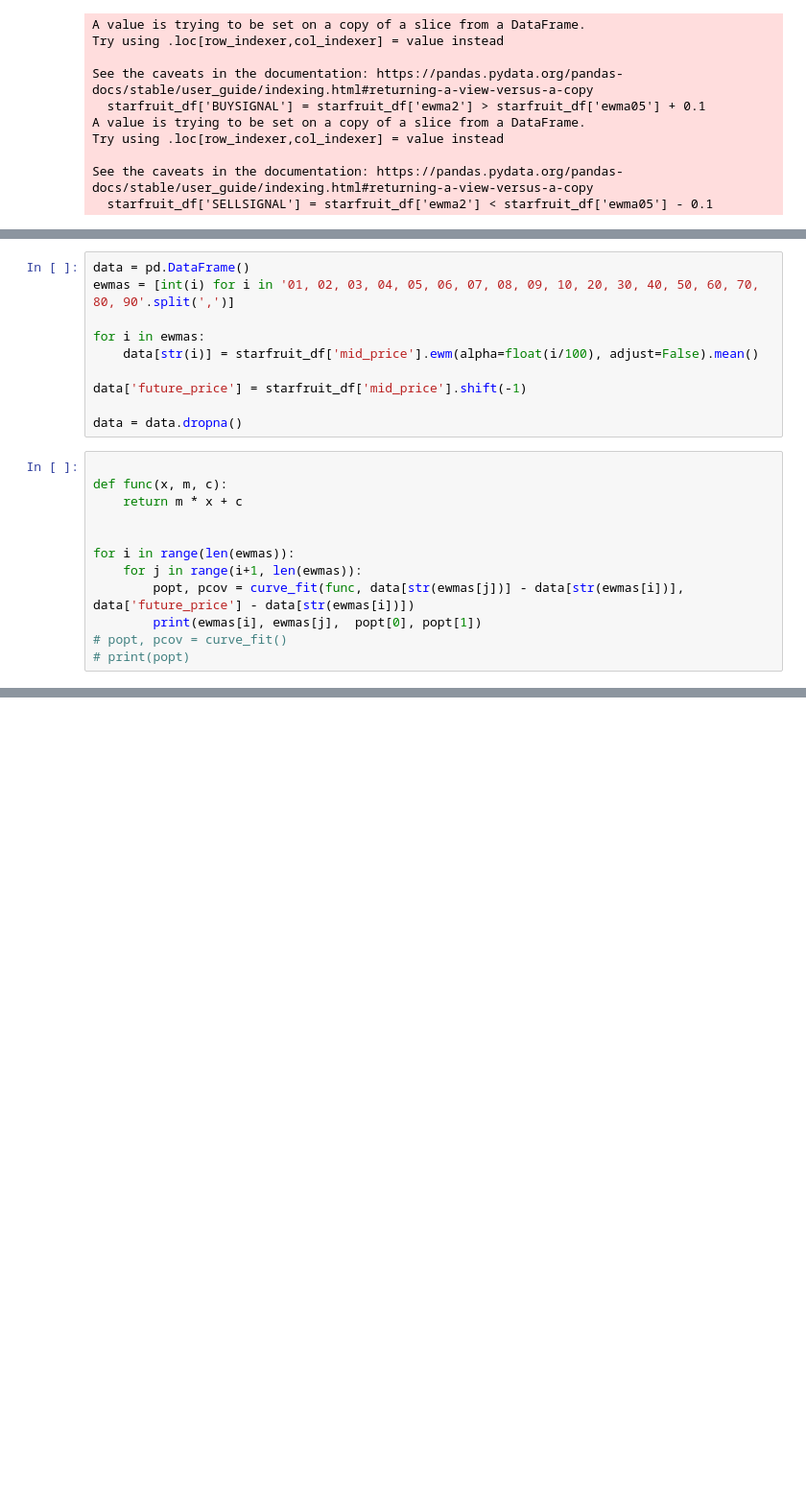
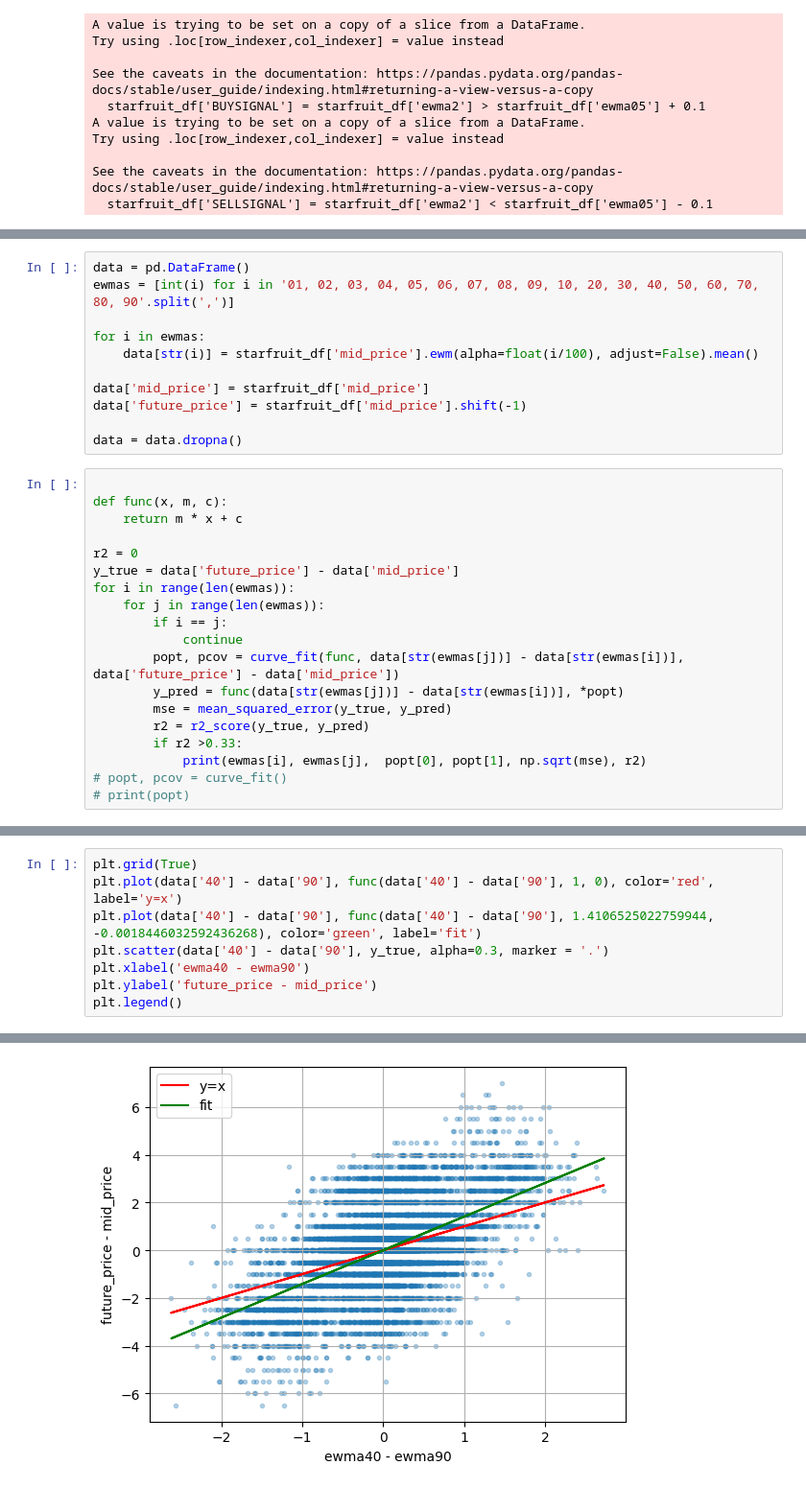
Before and after one commit to dakshox/Prosperity, a Jupyter notebook: first-round/daksh-work/analysis.ipynb, the cells around one changed output, grey strips where cells are left out. Shown: that part at 96% size. Drawn from its saved outputs; the diff is of its cells as text; blank space fills up the shorter version.

```diff
--- a/first-round/daksh-work/analysis.ipynb
+++ b/first-round/daksh-work/analysis.ipynb
@@ -118,6 +119,7 @@ ewmas = [int(i) for i in '01, 02, 03, 04, 05, 06, 07, 08, 09, 10, 20, 30, 40, 50
 for i in ewmas:
     data[str(i)] = starfruit_df['mid_price'].ewm(alpha=float(i/100), adjust=False).mean()
 
+data['mid_price'] = starfruit_df['mid_price']
 data['future_price'] = starfruit_df['mid_price'].shift(-1)
 
 data = data.dropna()
@@ -126,11 +128,18 @@ data = data.dropna()
 def func(x, m, c):
     return m * x + c
 
-
+r2 = 0
+y_true = data['future_price'] - data['mid_price']
 for i in range(len(ewmas)):
-    for j in range(i+1, len(ewmas)):
-        popt, pcov = curve_fit(func, data[str(ewmas[j])] - data[str(ewmas[i])], data['future_price'] - data[str(ewmas[i])])
-        print(ewmas[i], ewmas[j],  popt[0], popt[1])
+    for j in range(len(ewmas)):
+        if i == j:
+            continue
+        popt, pcov = curve_fit(func, data[str(ewmas[j])] - data[str(ewmas[i])], data['future_price'] - data['mid_price'])
+        y_pred = func(data[str(ewmas[j])] - data[str(ewmas[i])], *popt)
+        mse = mean_squared_error(y_true, y_pred)
+        r2 = r2_score(y_true, y_pred)
+        if r2 >0.33:
+            print(ewmas[i], ewmas[j],  popt[0], popt[1], np.sqrt(mse), r2)
 # popt, pcov = curve_fit()
 # print(popt)
 # %% [output]
@@ -158,0 +152,9 @@ sns.lineplot(data=data, x="30", y="future_price", errorbar=None, label="30", alp
+# %%
+plt.grid(True)
+plt.plot(data['40'] - data['90'], func(data['40'] - data['90'], 1, 0), color='red', label='y=x')
+plt.plot(data['40'] - data['90'], func(data['40'] - data['90'], 1.4106525022759944, -0.0018446032592436268), color='green', label='fit')
+plt.scatter(data['40'] - data['90'], y_true, alpha=0.3, marker = '.')
+plt.xlabel('ewma40 - ewma90')
+plt.ylabel('future_price - mid_price')
+plt.legend()
+# %% [output]
@@ -158,0 +162 @@ sns.lineplot(data=data, x="30", y="future_price", errorbar=None, label="30", alp
+[figure, added]
```
Also changed, not shown: parts of 9 cells of this notebook.
